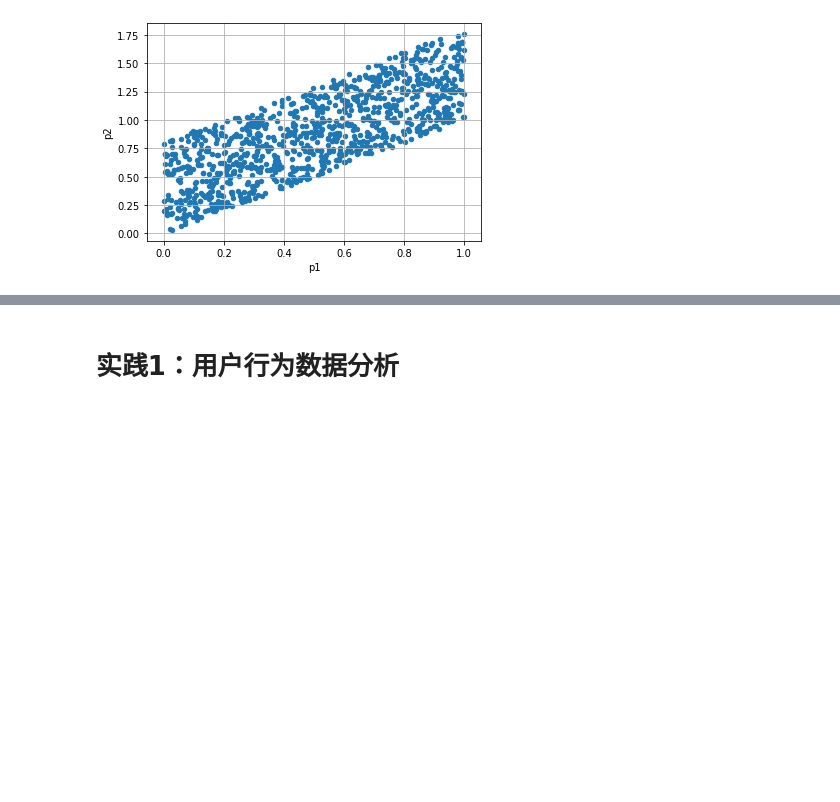
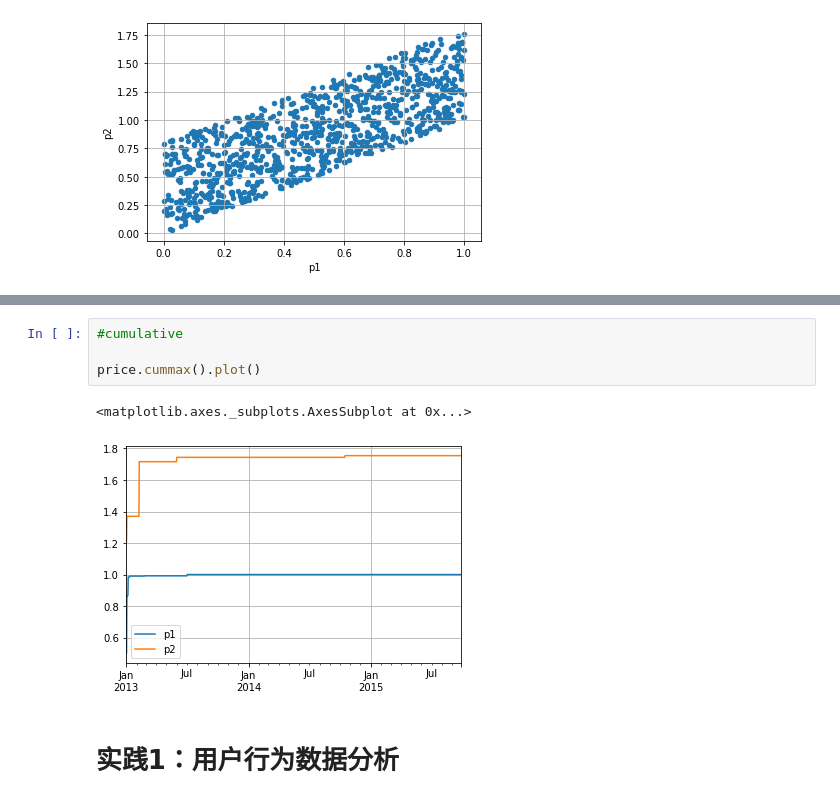
Before and after one commit to huji0624/data_analyze_course, a Jupyter notebook: 数据分析入门.ipynb, the cells around one changed output, grey strips where cells are left out. Saved outputs shown, nothing was run; the diff lists cells and outputs as text; blank space fills up the shorter version.

```diff
--- a/数据分析入门.ipynb
+++ b/数据分析入门.ipynb
@@ -529,3 +570,10 @@ price.plot.scatter(x="p1",y="p2")
+# %%
+#cumulative
+
+price.cummax().plot()
+# %% [output]
+<matplotlib.axes._subplots.AxesSubplot at 0x...>
+[figure, added]
 # %% [markdown]
 # 实践1：用户行为数据分析
 # %% [markdown]
```
Also changed, not shown: parts of 4 cells of this notebook.
